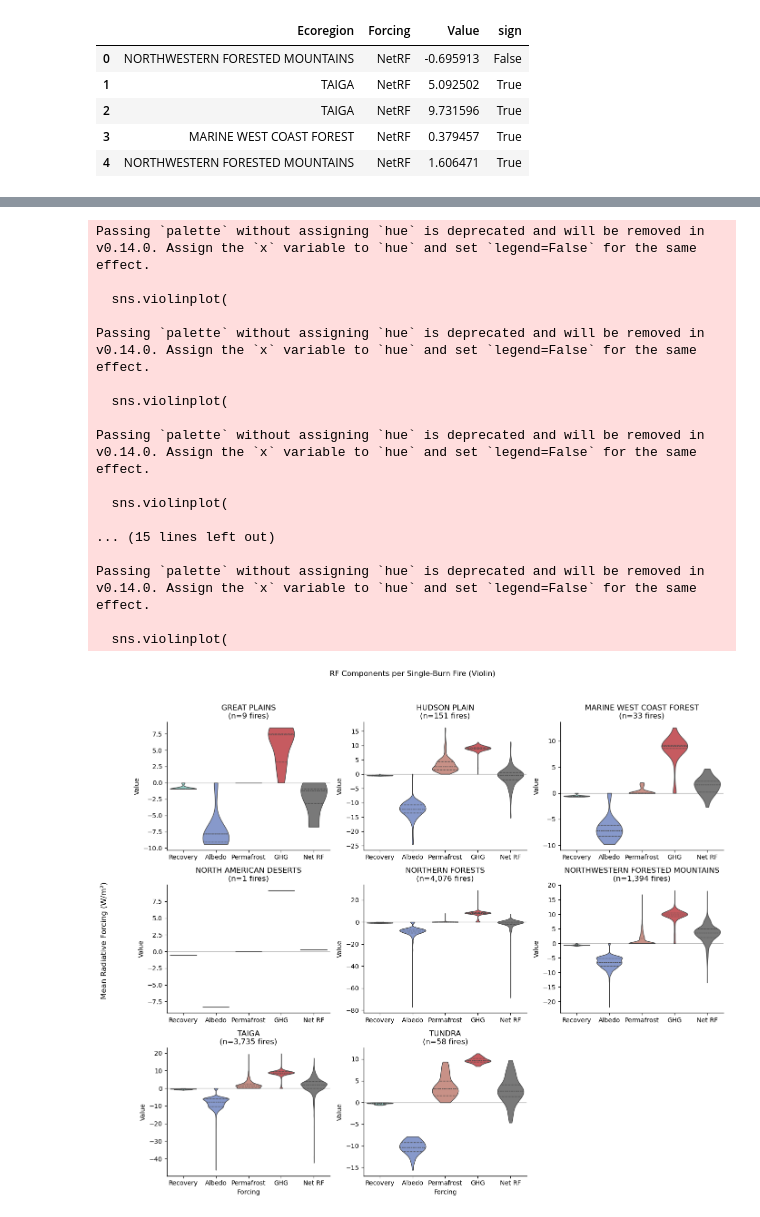
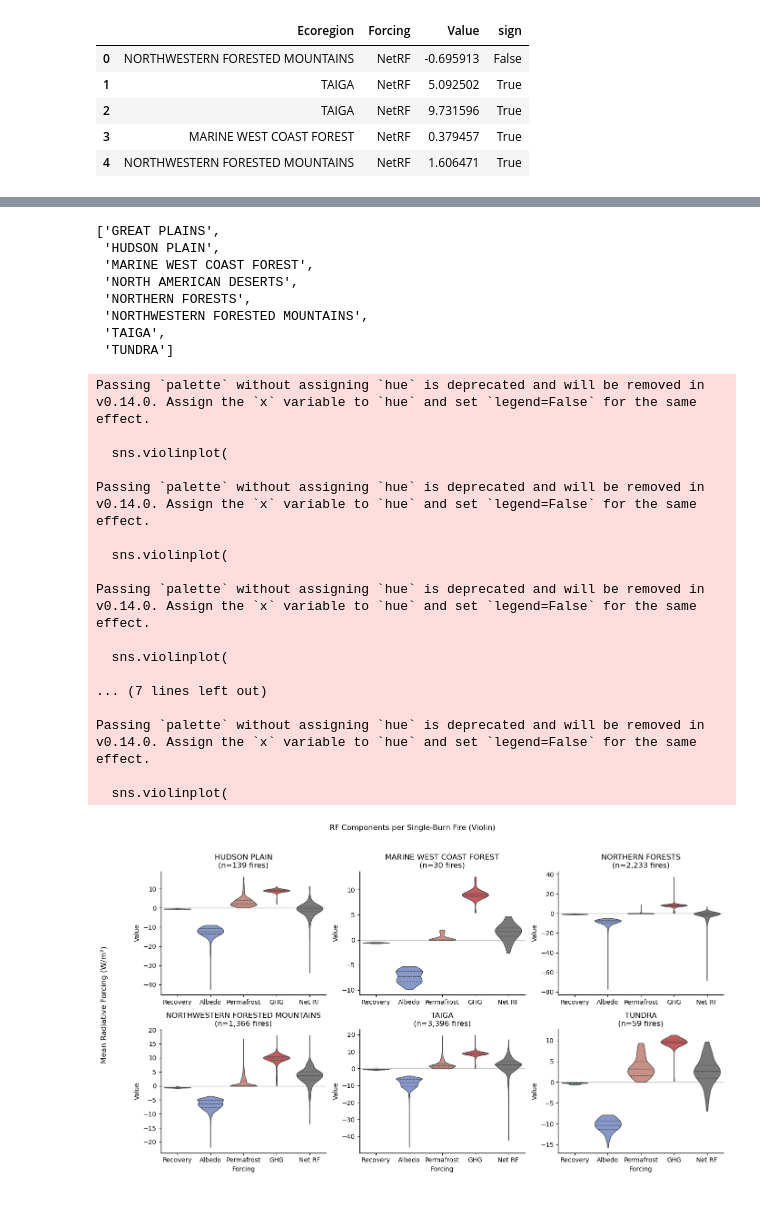
Before and after one commit to gina-alaska/gina-cdw, a Jupyter notebook: ecoregion_fire_plots.ipynb, the cells around one changed output, grey strips where cells are left out. Saved outputs shown, nothing was run; the diff lists cells and outputs as text; code cells hidden in the pictures.

Commit message:
new plots added

```diff
--- a/ecoregion_fire_plots.ipynb
+++ b/ecoregion_fire_plots.ipynb
@@ -20,5 +25,5 @@ df_filter = df[df['MaxData'] == 'yes']
 # %%
-cats = ['NA_L1NAME', 'NetRF', 'Recovery', 'Albedo', 'Permafrost', 'GHG']
+cats = ['eco', 'NetRF', 'Recovery', 'Albedo', 'Permafrost', 'GHG']
 df_RF = df_filter[cats]
 df_RF.head()
 # %% [output]
@@ -28,3 +33,7 @@ df_RF.head()
 | 2 | TAIGA | 9.731596 | -0.389494 | -8.177062 | 8.939450 | 9.358701 |
 | 3 | MARINE WEST COAST FOREST | 0.379457 | -0.528114 | -8.316302 | 0.000000 | 9.223872 |
 | 4 | NORTHWESTERN FORESTED MOUNTAINS | 1.606471 | -0.620474 | -8.017159 | 0.018408 | 10.225696 |
+# %%
+cats2 = ['ctry', 'NetRF', 'Recovery', 'Albedo', 'Permafrost', 'GHG']
+df_RF_states = df_filter[cats2]
+df_RF_states.head()
@@ -235,2 +563,28 @@ plt.show()
+# %%
+import math
+import numpy as np
+from matplotlib.lines import Line2D
+from matplotlib.ticker import MultipleLocator
+
+# Required columns in df_RF
+component_cols = ['Recovery', 'Albedo', 'Permafrost', 'GHG', 'NetRF']
+
+# Build summary stats: one row per ecoregion x forcing component
+eco_stats_df = (
+    df_RF.groupby('eco')[component_cols]
+    .agg(['mean', 'std', 'count'])
+    .stack(level=0, future_stack=True)
+    .reset_index()
+    .rename(columns={
+        'eco': 'Ecoregion',
+        'level_1': 'Forcing',
+        'mean': 'mean',
+        'std': 'std',
+        'count': 'n'
+    })
+)
+
+# Order ecoregions by NetRF mean so the panels are easier to scan
+eco_order = eco_stats_df['Ecoregion'].unique().tolist()
 # %%
 # Mean +/- std plots by ecoregion (same style as the first analysis notebook figure)
@@ -409,7 +738,7 @@ fig, axes = plt.subplots(
 axes = np.atleast_1d(axes).ravel()
 
 for ax, eco in zip(axes, eco_order):
-    sub_df = df_RF[df_RF['NA_L1NAME'] == eco]
+    sub_df = df_RF[df_RF['eco'] == eco]
 
     # Build one array per forcing from raw values; boxplot computes quartiles/whiskers itself
     box_data = []
@@ -489,10 +818,21 @@ plt.show()
+# %%
+eco_order
+# %% [output]
+['GREAT PLAINS',
+ 'HUDSON PLAIN',
+ 'MARINE WEST COAST FOREST',
+ 'NORTH AMERICAN DESERTS',
+ 'NORTHERN FORESTS',
+ 'NORTHWESTERN FORESTED MOUNTAINS',
+ 'TAIGA',
+ 'TUNDRA']
 # %%
 # Violin version of the same per-ecoregion subplot design
 # must run previous cell first to define df_RF, eco_order, forcing_order, and style_map
 
 include_zeros = True
-
-n_regions = len(eco_order)
+regions = [eco for eco in eco_order if eco != "NORTH AMERICAN DESERTS" and eco != "GREAT PLAINS"]
+n_regions = len(regions)
 ncols = 3 if n_regions > 2 else 2
 nrows = math.ceil(n_regions / ncols)
 
@@ -521,8 +861,8 @@ style_map = {
 }
 palette_map = {f: style_map[f]['color'] for f in forcing_order}
 
-for ax, eco in zip(axes, eco_order):
-    sub_df = df_RF[df_RF['NA_L1NAME'] == eco]
+for ax, eco in zip(axes, regions):
+    sub_df = df_RF[df_RF['eco'] == eco]
 
     plot_rows = []
     for forcing in forcing_order:
@@ -564,32 +904,32 @@ for ax, eco in zip(axes, eco_order):
     ax.spines['left'].set_visible(True)
     ax.spines['bottom'].set_color('black')
     ax.spines['left'].set_color('black')
     ax.spines['bottom'].set_linewidth(1.0)
     ax.spines['left'].set_linewidth(1.0)
 
 for ax in axes[n_regions:]:
     ax.axis('off')
 
 fig.suptitle('RF Components per Single-Burn Fire (Violin)', y=0.995)
 fig.supylabel('Mean Radiative Forcing (W/m²)', x=0.01)
 plt.tight_layout(rect=[0.03, 0.02, 1, 0.97])
 plt.show()
 # %% [output]
 Passing `palette` without assigning `hue` is deprecated and will be removed in v0.14.0. Assign the `x` variable to `hue` and set `legend=False` for the same effect.
 
   sns.violinplot(
 
 Passing `palette` without assigning `hue` is deprecated and will be removed in v0.14.0. Assign the `x` variable to `hue` and set `legend=False` for the same effect.
 
   sns.violinplot(
 
 Passing `palette` without assigning `hue` is deprecated and will be removed in v0.14.0. Assign the `x` variable to `hue` and set `legend=False` for the same effect.
 
   sns.violinplot(
 
-... (15 lines left out)
+... (7 lines left out)
 
 Passing `palette` without assigning `hue` is deprecated and will be removed in v0.14.0. Assign the `x` variable to `hue` and set `legend=False` for the same effect.
 
   sns.violinplot(
-[figure, old version]
+[figure, new version]
```
Also changed, not shown: parts of 23 cells of this notebook, 3 other files.
